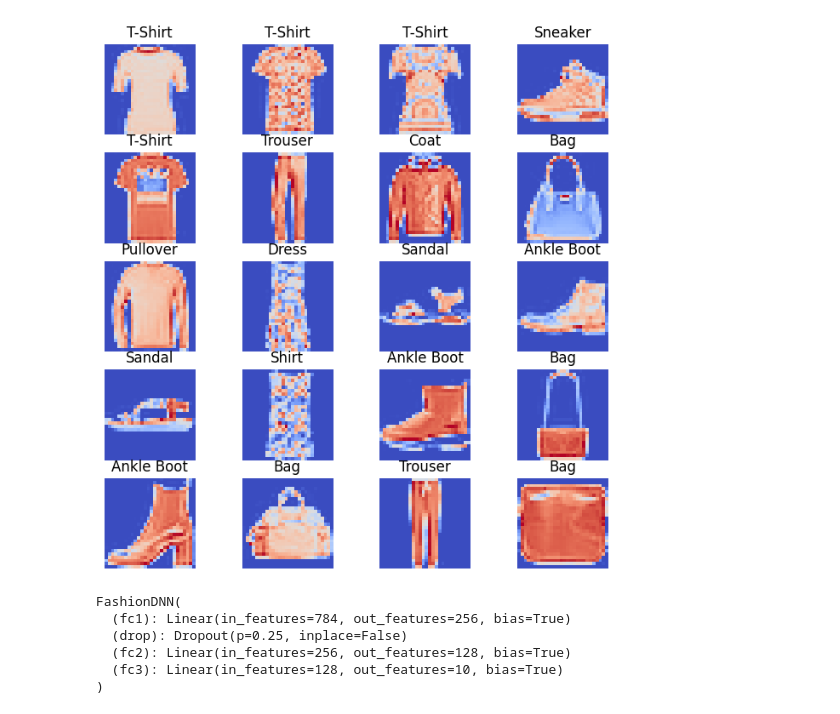
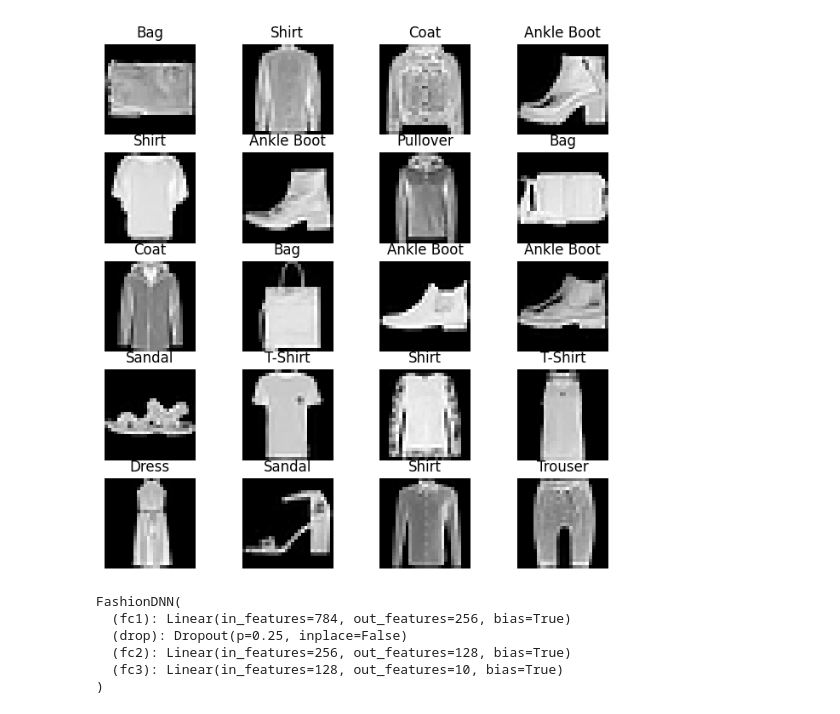
Before and after one commit to CozyBuddy/pytorch, a Jupyter notebook: 이미지분류.ipynb, the cells around one changed output. Saved outputs shown, nothing was run; the diff lists cells and outputs as text; code cells hidden in the pictures.

```diff
--- a/이미지분류.ipynb
+++ b/이미지분류.ipynb
@@ -24,19 +24,19 @@ test_loader = torch.utils.data.DataLoader(test_dataset , batch_size=100)
 # %%
 labels_map = { 0 : 'T-Shirt' , 1:'Trouser' ,2: 'Pullover' ,3: 'Dress' ,4:'Coat' , 5: 'Sandal' , 6 : 'Shirt' ,7:'Sneaker' ,8 : 'Bag' ,9 :'Ankle Boot'}
 
 fig = plt.figure(figsize=(8,8))
 columns = 4 ;
 rows = 5 ;
 for i in range(1, columns*rows +1 ):
     img_xy = np.random.randint(len(train_dataset));
     img = train_dataset[img_xy][0][0, : ,:]
     fig.add_subplot(rows , columns , i)
     plt.title(labels_map[train_dataset[img_xy][1]])
     plt.axis('off')
-    plt.imshow(img, cmap='coolwarm')
+    plt.imshow(img, cmap='gray')
 plt.show()
 # %% [output]
-[figure, old version]
+[figure, new version]
 # %%
 from turtle import forward
 
```
Also changed, not shown: parts of 4 cells of this notebook, 4 other files.
